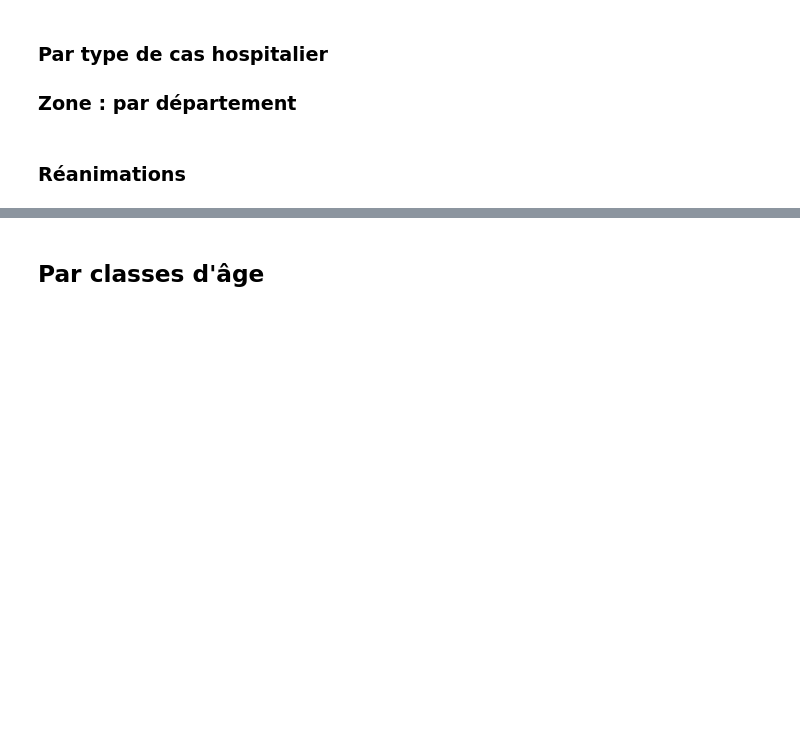
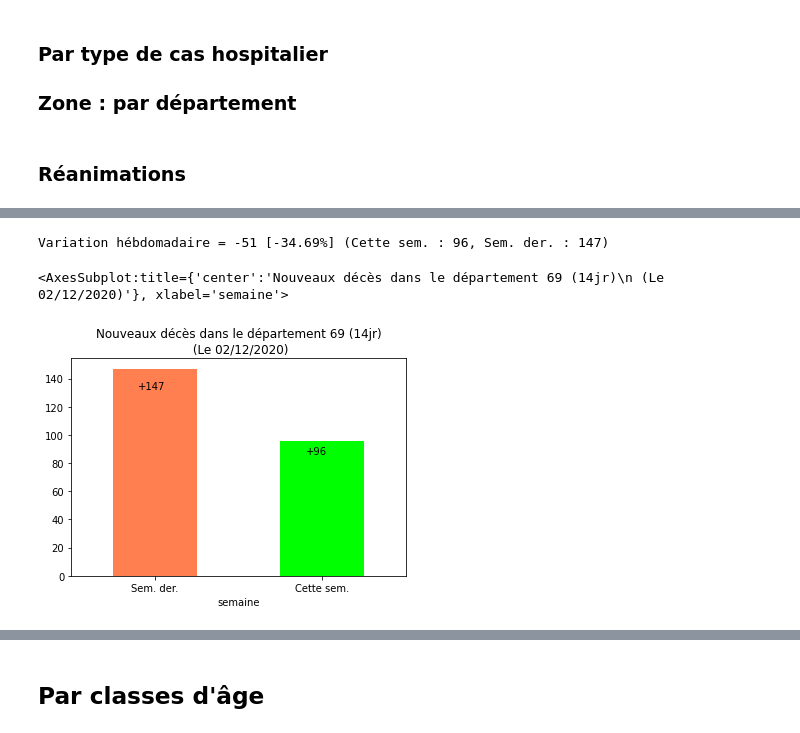
Before and after one commit to Kartmaan/Covid_19_fr, a Jupyter notebook: covid_fr.ipynb, the cells around one changed output, grey strips where cells are left out. Cells and saved outputs as stored; diff of their text form; code cells hidden in the pictures; blank space fills up the shorter version.

```diff
--- a/covid_fr.ipynb
+++ b/covid_fr.ipynb
@@ -513,0 +540,8 @@ Variation hébdomadaire = -14 [-13.59%] (Cette sem. : 89, Sem. der. : 103)
+# %%
+covnDep = covn.loc[covn['dep'] == dep]
+covnDep_dc = covnDep.groupby("jour").incid_dc.sum()
+vario(covnDep_dc, title=f"Nouveaux décès dans le département {dep} (14jr)", mode="week")
+# %% [output]
+Variation hébdomadaire = -51 [-34.69%] (Cette sem. : 96, Sem. der. : 147)
+<AxesSubplot:title={'center':'Nouveaux décès dans le département 69 (14jr)\n (Le 02/12/2020)'}, xlabel='semaine'>
+[figure, added]
```
Also changed, not shown: parts of 48 cells of this notebook, 4 other files.
